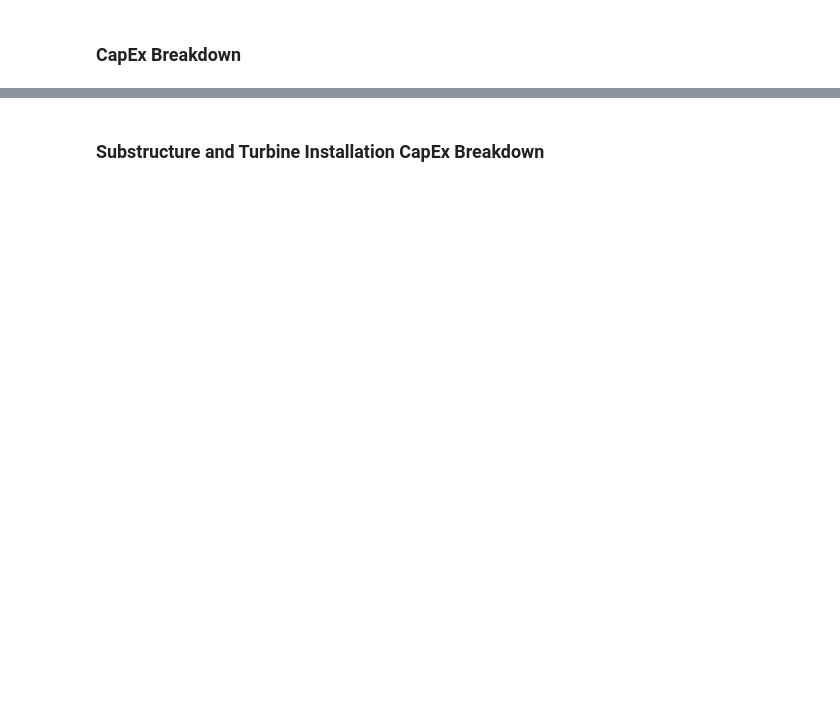
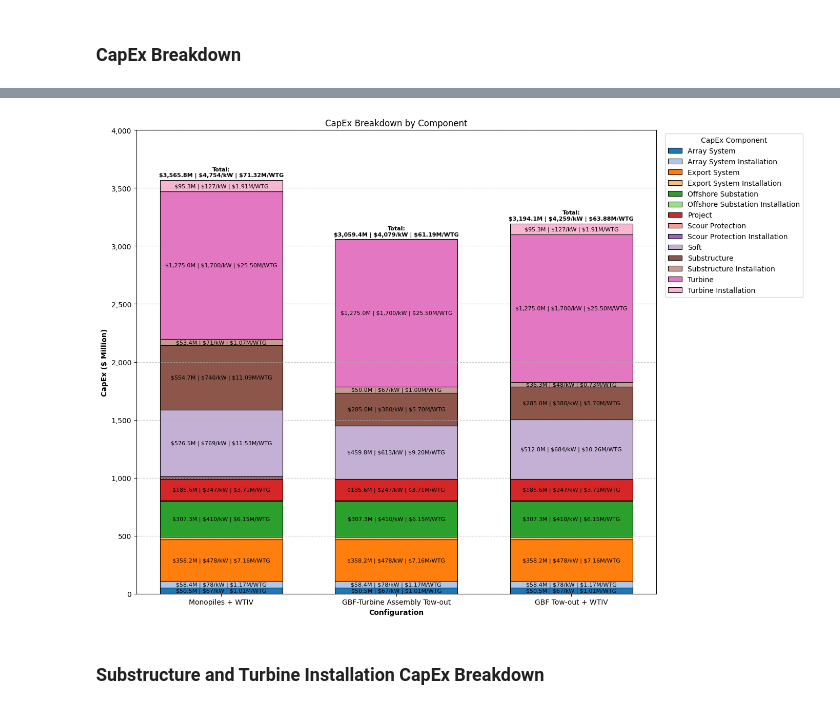
Before and after one commit to WISDEM/ORBIT, a Jupyter notebook: examples/Example - Using Monopile or GBF Intallation.ipynb, the cells around one changed output, grey strips where cells are left out. Cells and saved outputs as stored; diff of their text form; code cells hidden in the pictures; blank space fills up the shorter version.

Commit message:
finalize example notebook and plot

```diff
--- a/examples/Example - Using Monopile or GBF Intallation.ipynb
+++ b/examples/Example - Using Monopile or GBF Intallation.ipynb
@@ -112,3 +206,7 @@ df_display
+# %%
+plot_capex_comparison(df_display, 50, 750, top_limit=4000)
+# %% [output]
+[figure, added]
 # %% [markdown]
 ### Substructure and Turbine Installation CapEx Breakdown
 # %%
```
Also changed, not shown: parts of 9 cells of this notebook, 15 other files.
